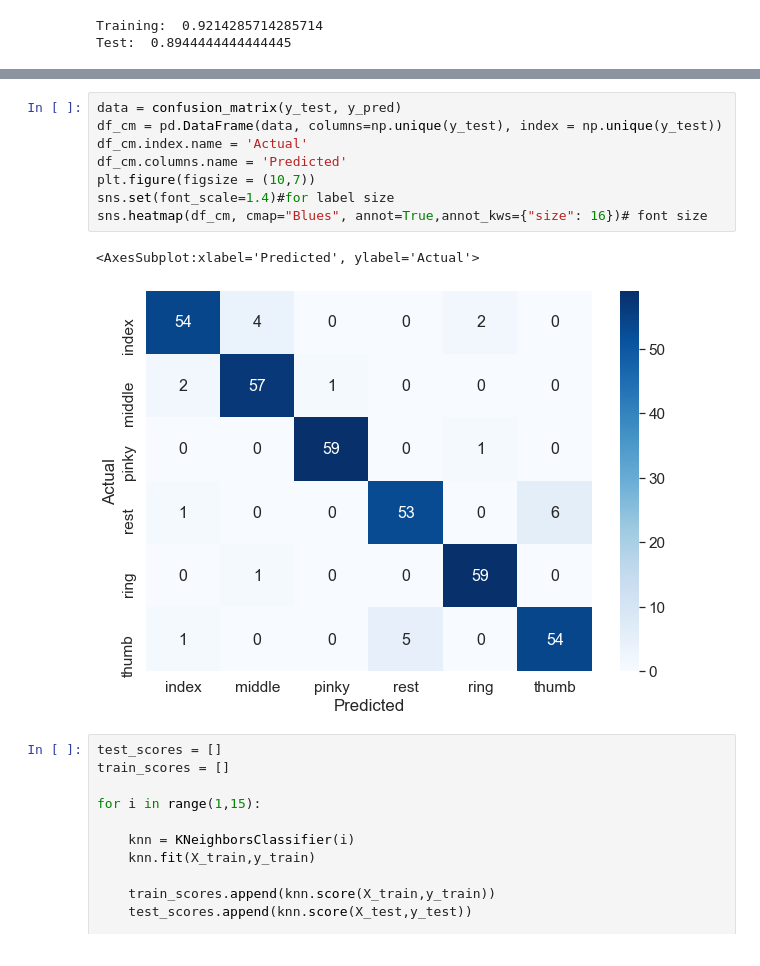
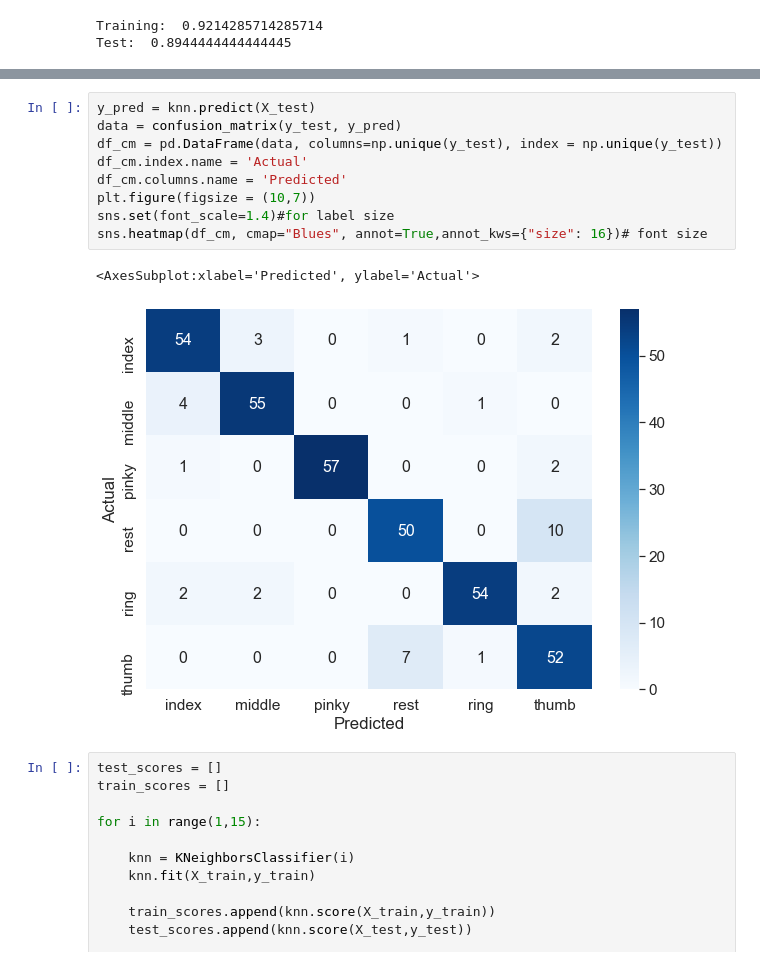
Before and after one commit to PerlinWarp/pyomyo, a Jupyter notebook: examples/Notebooks/Classifiers.ipynb, the cells around one changed output, grey strips where cells are left out. Cells and saved outputs as stored; diff of their text form.

```diff
--- a/examples/Notebooks/Classifiers.ipynb
+++ b/examples/Notebooks/Classifiers.ipynb
@@ -279,14 +272,15 @@ Test:  0.8944444444444445
 # %%
+y_pred = knn.predict(X_test)
 data = confusion_matrix(y_test, y_pred)
 df_cm = pd.DataFrame(data, columns=np.unique(y_test), index = np.unique(y_test))
 df_cm.index.name = 'Actual'
 df_cm.columns.name = 'Predicted'
 plt.figure(figsize = (10,7))
 sns.set(font_scale=1.4)#for label size
 sns.heatmap(df_cm, cmap="Blues", annot=True,annot_kws={"size": 16})# font size
 # %% [output]
 <AxesSubplot:xlabel='Predicted', ylabel='Actual'>
-[figure, old version]
+[figure, new version]
 # %%
 test_scores = []
 train_scores = []
```
Also changed, not shown: parts of 13 cells of this notebook, 3 other files.
